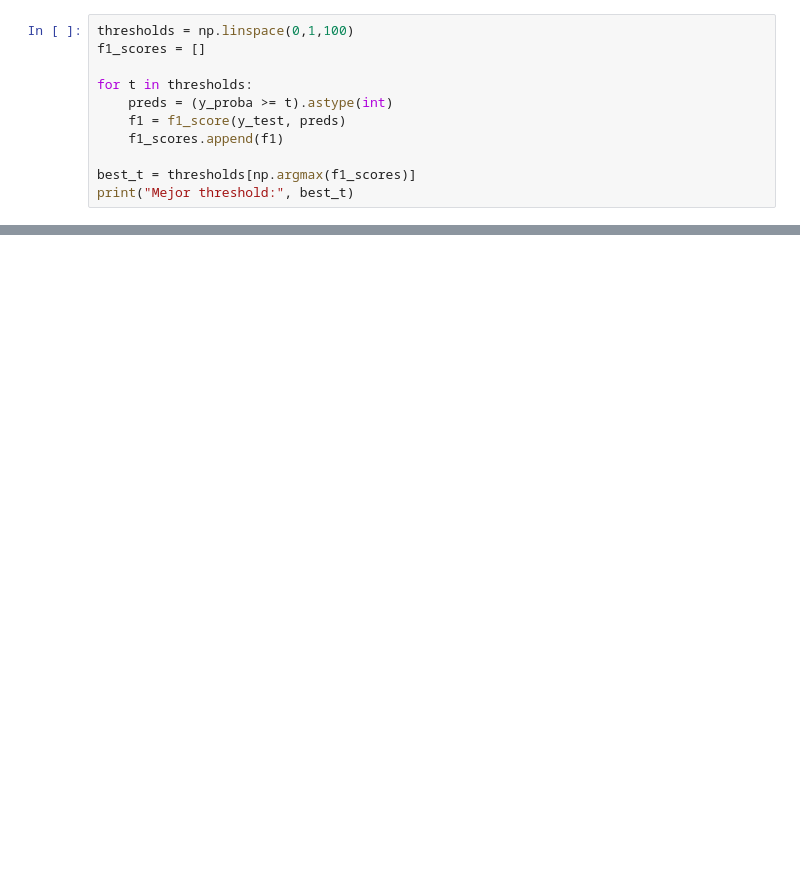
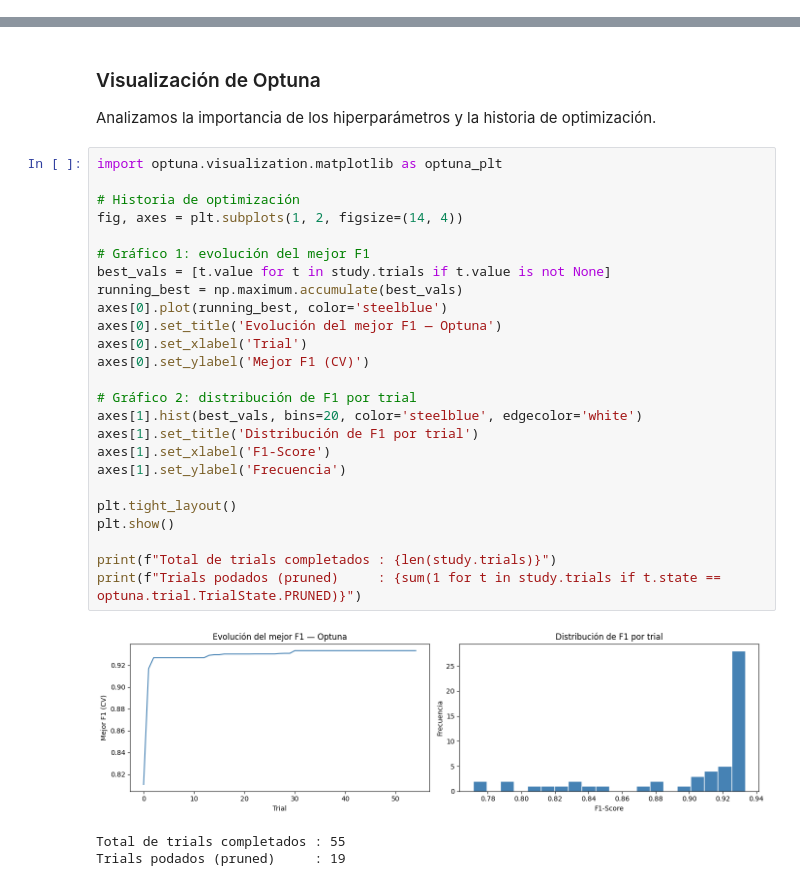
Before and after one commit to Bootcamp-IA-P6/Proyecto6_Clasificacion_Equipo2, a Jupyter notebook: notebook/02_modeling.ipynb, the cells around one changed output, grey strips where cells are left out. Cells and saved outputs as stored; diff of their text form; blank space fills up the shorter version.

```diff
--- a/notebook/02_modeling.ipynb
+++ b/notebook/02_modeling.ipynb
@@ -69,11 +0,0 @@ ROC AUC: 0.7924237079685089
-# %%
-thresholds = np.linspace(0,1,100)
-f1_scores = []
-
-for t in thresholds:
-    preds = (y_proba >= t).astype(int)
-    f1 = f1_score(y_test, preds)
-    f1_scores.append(f1)
-
-best_t = thresholds[np.argmax(f1_scores)]
-print("Mejor threshold:", best_t)
@@ -366,0 +466,33 @@ KeyboardInterrupt:
+# %% [markdown]
+### Visualización de Optuna
+
+Analizamos la importancia de los hiperparámetros y la historia de optimización.
+# %%
+import optuna.visualization.matplotlib as optuna_plt
+
+# Historia de optimización
+fig, axes = plt.subplots(1, 2, figsize=(14, 4))
+
+# Gráfico 1: evolución del mejor F1
+best_vals = [t.value for t in study.trials if t.value is not None]
+running_best = np.maximum.accumulate(best_vals)
+axes[0].plot(running_best, color='steelblue')
+axes[0].set_title('Evolución del mejor F1 — Optuna')
+axes[0].set_xlabel('Trial')
+axes[0].set_ylabel('Mejor F1 (CV)')
+
+# Gráfico 2: distribución de F1 por trial
+axes[1].hist(best_vals, bins=20, color='steelblue', edgecolor='white')
+axes[1].set_title('Distribución de F1 por trial')
+axes[1].set_xlabel('F1-Score')
+axes[1].set_ylabel('Frecuencia')
+
+plt.tight_layout()
+plt.show()
+
+print(f"Total de trials completados : {len(study.trials)}")
+print(f"Trials podados (pruned)     : {sum(1 for t in study.trials if t.state == optuna.trial.TrialState.PRUNED)}")
+# %% [output]
+[figure, added]
+Total de trials completados : 55
+Trials podados (pruned)     : 19
```
Also changed, not shown: parts of 53 cells of this notebook, 5 other files.
